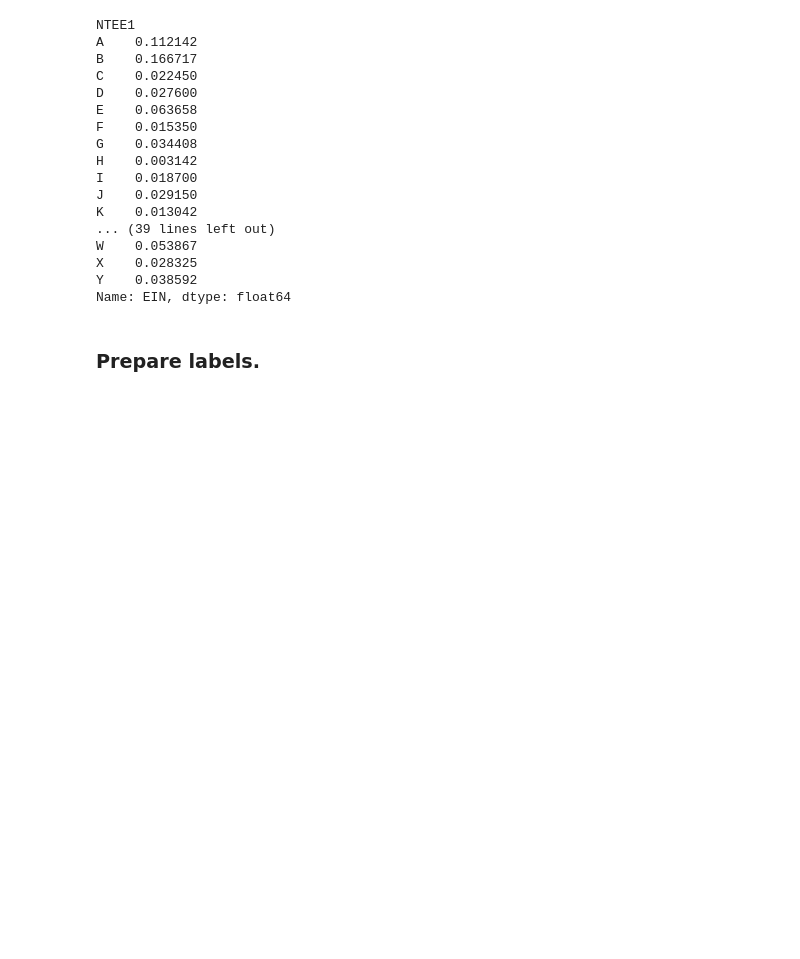
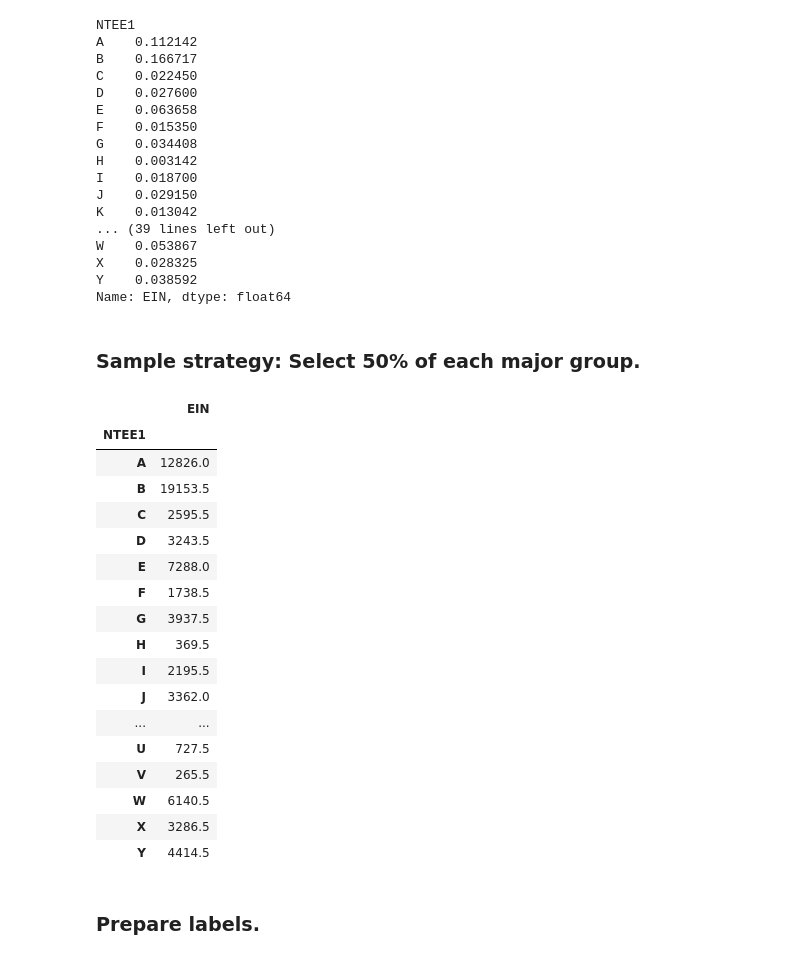
Before and after one commit to ma-ji/npo_classifier, a Jupyter notebook: script/classification_algorithms/NN_major_group.ipynb, the cells around one changed output. Saved outputs shown, nothing was run; the diff lists cells and outputs as text; code cells hidden in the pictures; blank space fills up the shorter version.

```diff
--- a/script/classification_algorithms/NN_major_group.ipynb
+++ b/script/classification_algorithms/NN_major_group.ipynb
@@ -81,6 +85,29 @@ W    0.053867
 X    0.028325
 Y    0.038592
 Name: EIN, dtype: float64
+# %% [markdown]
+### Sample strategy: Select 50% of each major group.
+# %%
+df_train.groupby('NTEE1').count()[['EIN']]*.5
+# %% [output]
+|  | EIN |
+| NTEE1 |  |
+| A | 12826.0 |
+| B | 19153.5 |
+| C | 2595.5 |
+| D | 3243.5 |
+| E | 7288.0 |
+| F | 1738.5 |
+| G | 3937.5 |
+| H | 369.5 |
+| I | 2195.5 |
+| J | 3362.0 |
+| ... | ... |
+| U | 727.5 |
+| V | 265.5 |
+| W | 6140.5 |
+| X | 3286.5 |
+| Y | 4414.5 |
 # %% [markdown]
 ### Prepare labels.
 # %%
```
Also changed, not shown: parts of 9 cells of this notebook, 1 other file.
